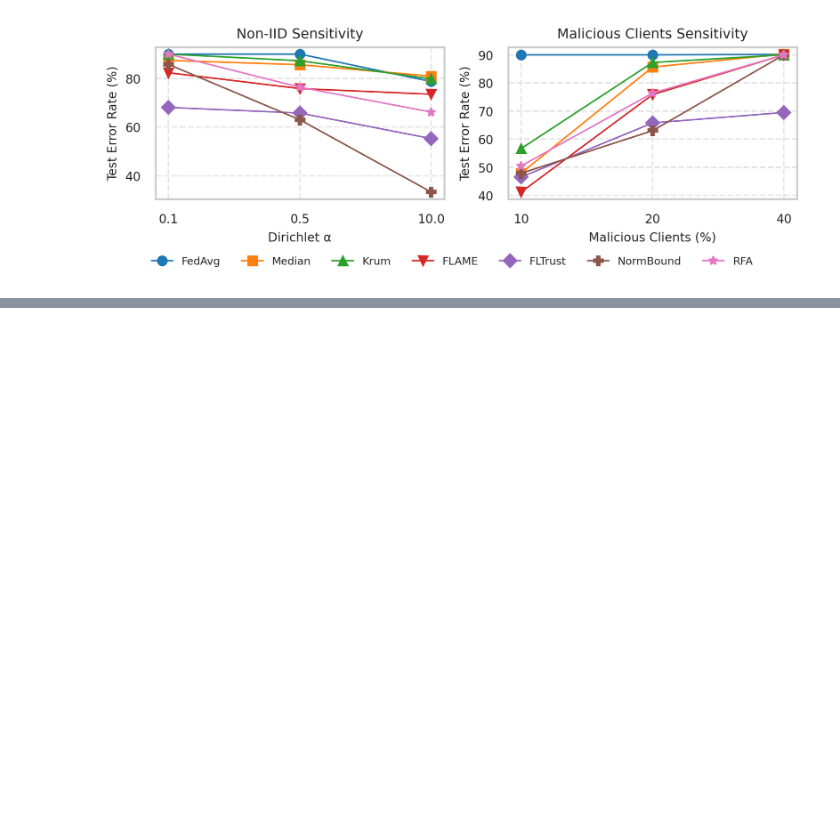
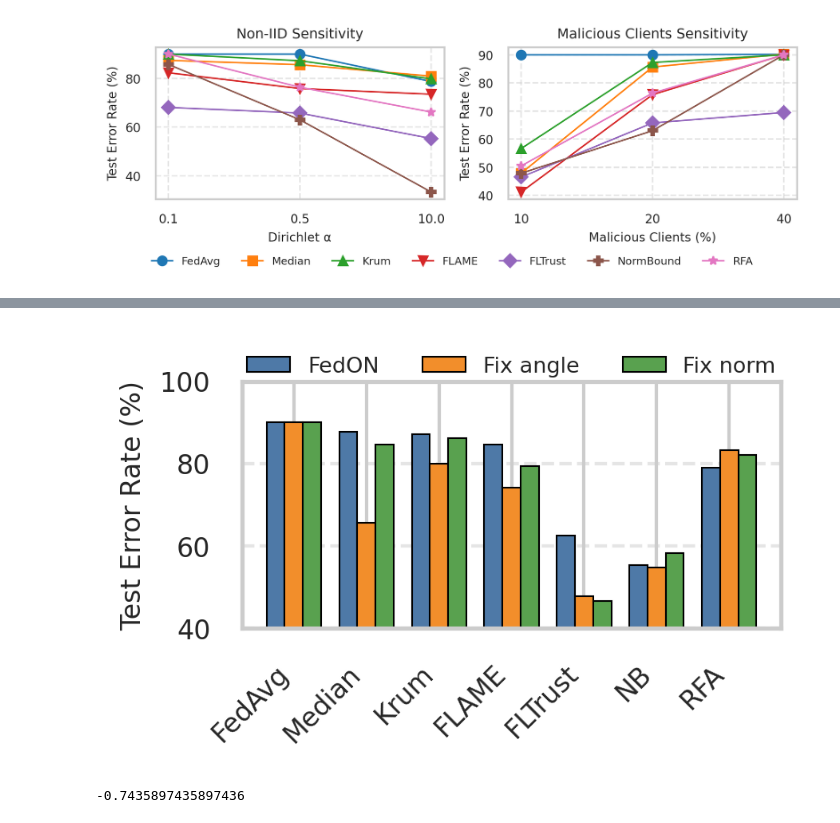
Before and after one commit to yangland/FedON, a Jupyter notebook: jupyter_notebooks/visualization.ipynb, the cells around one changed output, grey strips where cells are left out. Drawn from its saved outputs; the diff is of its cells as text; code cells hidden in the pictures; blank space fills up the shorter version.

Commit message:
fixed for ablation runing

```diff
--- a/jupyter_notebooks/visualization.ipynb
+++ b/jupyter_notebooks/visualization.ipynb
@@ -1227,0 +1228,55 @@ plt.show()
+# %%
+import matplotlib.pyplot as plt
+import numpy as np
+
+# Updated accuracy data
+methods = ['FedAvg', 'Median', 'Krum', 'FLAME', 'FLTrust', 'NB', 'RFA']
+ablation_data = {
+    'FedON':     [90.00, 87.77, 87.08, 84.57, 62.55, 55.39, 79.02],
+    'Fix angle': [90.00, 65.74, 80.04, 74.22, 47.80, 54.81, 83.29],
+    'Fix norm': [90.00, 84.56, 86.24, 79.37, 46.73, 58.38, 82.10]
+}
+
+configs = list(ablation_data.keys())
+x = np.arange(len(methods))
+width = 0.25
+
+# Style
+colors =  ['#4E79A7', '#F28E2B', '#59A14F']   # Blue, Orange, Green
+hatch_styles = ['//', '\\\\', 'xx']
+
+plt.rcParams.update({'font.size': 8})
+fig, ax = plt.subplots(figsize=(3, 2), dpi=300)
+
+# Bars
+for i, config in enumerate(configs):
+    offset = (i - 1) * width
+    ax.bar(x + offset, ablation_data[config], width=width,
+           label=config, color=colors[i],
+           edgecolor='black', linewidth=0.5)
+
+# Axes
+ax.set_ylabel('Test Error Rate (%)', fontsize=8)
+# ax.set_title('Ablation Study', fontsize=9)
+ax.set_xticks(x)
+ax.set_xticklabels(methods, rotation=45, ha='right', fontsize=8)
+ax.tick_params(axis='y', labelsize=8)
+ax.set_ylim(40, 100)
+ax.grid(True, linestyle='--', alpha=0.5, axis='y')
+
+# Legend
+# ax.legend(fontsize=7, loc='best', ncol=1, frameon=False)
+ax.legend(
+    fontsize=6.5,
+    loc='upper center',
+    bbox_to_anchor=(0.5, 1.18),
+    ncol=3,
+    frameon=False
+)
+
+
+plt.tight_layout()
+plt.savefig("fedon_ablation_study.png", bbox_inches='tight', dpi=300)
+plt.show()
+# %% [output]
+[figure, added]
@@ -1227,0 +1290,4 @@ plt.show()
+# %%
+fixed_action0
+# %% [output]
+-0.7435897435897436
```
Also changed, not shown: parts of 2 cells of this notebook, 15 other files.
